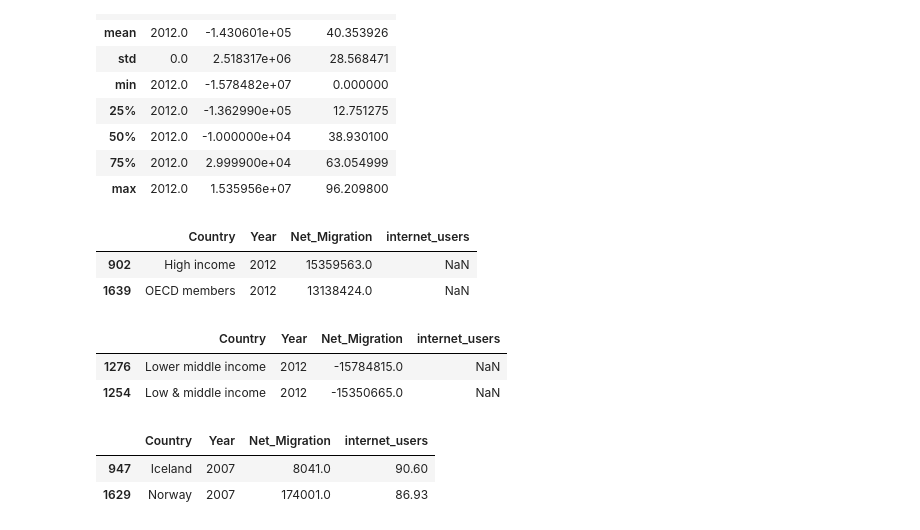
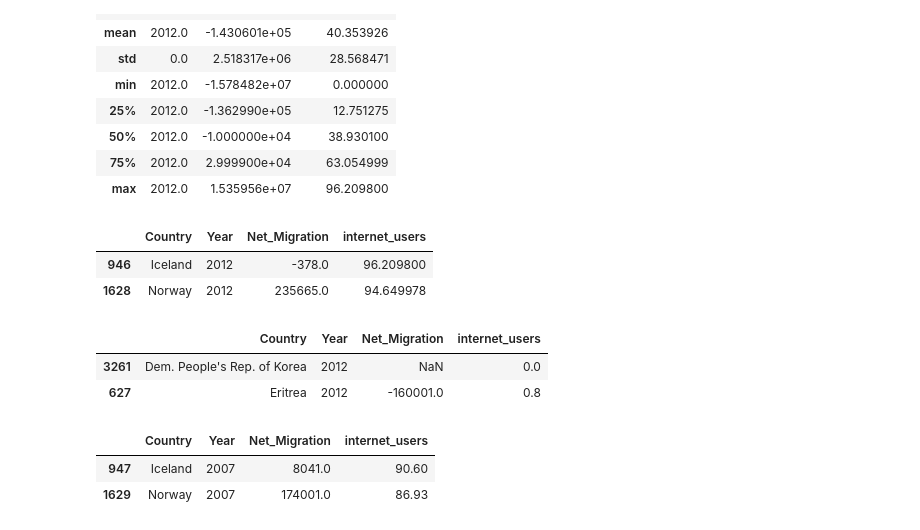
Before and after one commit to DEREJEGETU/data-question-1, a Jupyter notebook: data_question_1_Assignment .ipynb, the cells around one changed output. Saved outputs shown, nothing was run; the diff lists cells and outputs as text; code cells hidden in the pictures.

```diff
--- a/data_question_1_Assignment .ipynb
+++ b/data_question_1_Assignment .ipynb
@@ -231,18 +231,18 @@ Subset_2012.describe()
 # %%
 ###two possible sets of codes to do sorting
 Subset_2012.sort_values('internet_users',ascending=False).head(2)
-Subset_2012.nlargest(2,'Net_Migration')
+###Subset_2012.nlargest(2,'Net_Migration')
 # %% [output]
 |  | Country | Year | Net_Migration | internet_users |
-| 902 | High income | 2012 | 15359563.0 | NaN |
-| 1639 | OECD members | 2012 | 13138424.0 | NaN |
+| 946 | Iceland | 2012 | -378.0 | 96.209800 |
+| 1628 | Norway | 2012 | 235665.0 | 94.649978 |
 # %%
 Subset_2012.sort_values('internet_users',ascending=True).head(2)
-Subset_2012.nsmallest(2,'Net_Migration')
+##Subset_2012.nsmallest(2,'Net_Migration')
 # %% [output]
 |  | Country | Year | Net_Migration | internet_users |
-| 1276 | Lower middle income | 2012 | -15784815.0 | NaN |
-| 1254 | Low & middle income | 2012 | -15350665.0 | NaN |
+| 3261 | Dem. People's Rep. of Korea | 2012 | NaN | 0.0 |
+| 627 | Eritrea | 2012 | -160001.0 | 0.8 |
 # %%
 Subset_2007.sort_values('internet_users',ascending=False).head(2)
 # %% [output]
```
Also changed, not shown: parts of 41 cells of this notebook, 1 other file.
